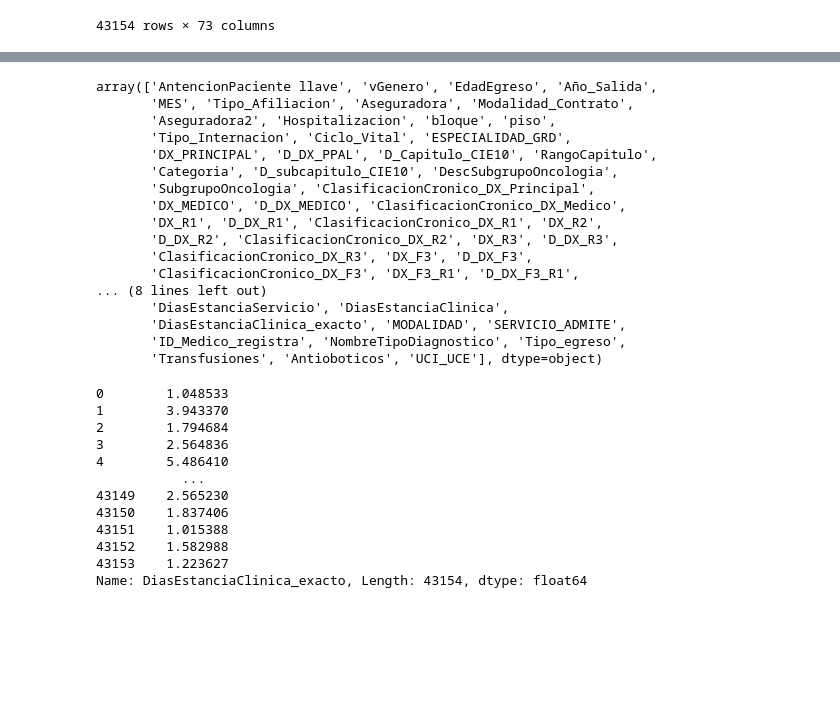
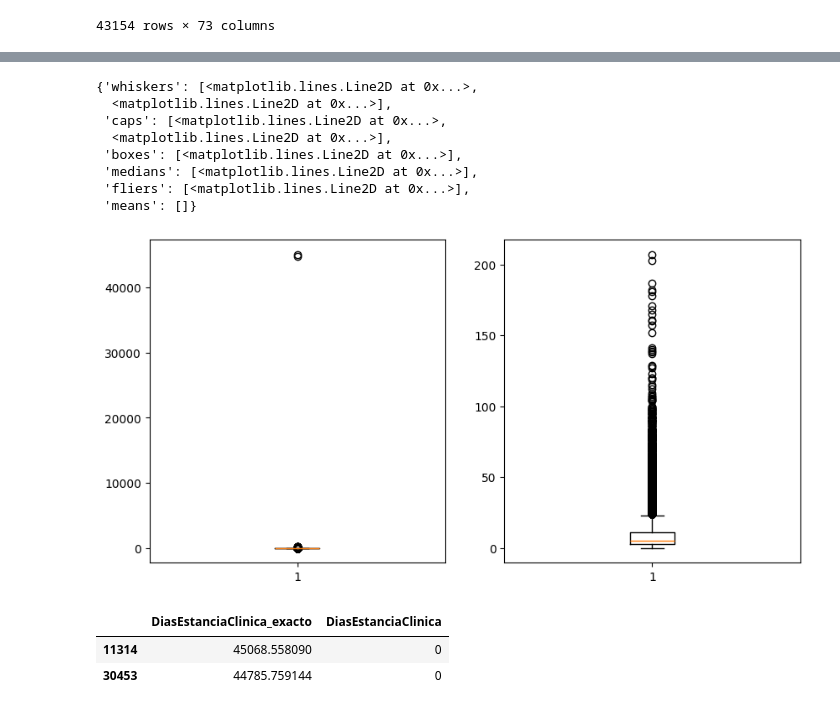
Before and after one commit to AndresBanquezBio/Hackathon, a Jupyter notebook: nosequehago.ipynb, the cells around one changed output, grey strips where cells are left out. Cells and saved outputs as stored; diff of their text form; code cells hidden in the pictures; blank space fills up the shorter version.

```diff
--- a/nosequehago.ipynb
+++ b/nosequehago.ipynb
@@ -32,35 +22,21 @@ Datos.head()
-# %%
-Datos.columns.values
-# %% [output]
-array(['AntencionPaciente llave', 'vGenero', 'EdadEgreso', 'Año_Salida',
-       'MES', 'Tipo_Afiliacion', 'Aseguradora', 'Modalidad_Contrato',
-       'Aseguradora2', 'Hospitalizacion', 'bloque', 'piso',
-       'Tipo_Internacion', 'Ciclo_Vital', 'ESPECIALIDAD_GRD',
-       'DX_PRINCIPAL', 'D_DX_PPAL', 'D_Capitulo_CIE10', 'RangoCapitulo',
-       'Categoria', 'D_subcapitulo_CIE10', 'DescSubgrupoOncologia',
-       'SubgrupoOncologia', 'ClasificacionCronico_DX_Principal',
-       'DX_MEDICO', 'D_DX_MEDICO', 'ClasificacionCronico_DX_Medico',
-       'DX_R1', 'D_DX_R1', 'ClasificacionCronico_DX_R1', 'DX_R2',
-       'D_DX_R2', 'ClasificacionCronico_DX_R2', 'DX_R3', 'D_DX_R3',
-       'ClasificacionCronico_DX_R3', 'DX_F3', 'D_DX_F3',
-       'ClasificacionCronico_DX_F3', 'DX_F3_R1', 'D_DX_F3_R1',
-... (8 lines left out)
-       'DiasEstanciaServicio', 'DiasEstanciaClinica',
-       'DiasEstanciaClinica_exacto', 'MODALIDAD', 'SERVICIO_ADMITE',
-       'ID_Medico_registra', 'NombreTipoDiagnostico', 'Tipo_egreso',
-       'Transfusiones', 'Antioboticos', 'UCI_UCE'], dtype=object)
-# %%
-Datos.iloc[:,-9]
-# %% [output]
-0        1.048533
-1        3.943370
-2        1.794684
-3        2.564836
-4        5.486410
-           ...
-43149    2.565230
-43150    1.837406
-43151    1.015388
-43152    1.582988
-43153    1.223627
-Name: DiasEstanciaClinica_exacto, Length: 43154, dtype: float64
+# %%
+Datos2 = Datos.loc[:,['DiasEstanciaClinica_exacto', 'DiasEstanciaClinica']]
+fig,axis = plt.subplots(1, 2, figsize=(10,5))
+axis[0].boxplot(Datos2['DiasEstanciaClinica_exacto'])
+axis[1].boxplot(Datos2['DiasEstanciaClinica'])
+# %% [output]
+{'whiskers': [<matplotlib.lines.Line2D at 0x...>,
+  <matplotlib.lines.Line2D at 0x...>],
+ 'caps': [<matplotlib.lines.Line2D at 0x...>,
+  <matplotlib.lines.Line2D at 0x...>],
+ 'boxes': [<matplotlib.lines.Line2D at 0x...>],
+ 'medians': [<matplotlib.lines.Line2D at 0x...>],
+ 'fliers': [<matplotlib.lines.Line2D at 0x...>],
+ 'means': []}
+[figure, added]
+# %%
+Datos2[Datos2['DiasEstanciaClinica_exacto']>4000]
+# %% [output]
+|  | DiasEstanciaClinica_exacto | DiasEstanciaClinica |
+| 11314 | 45068.558090 | 0 |
+| 30453 | 44785.759144 | 0 |
```
Also changed, not shown: parts of 5 cells of this notebook.
